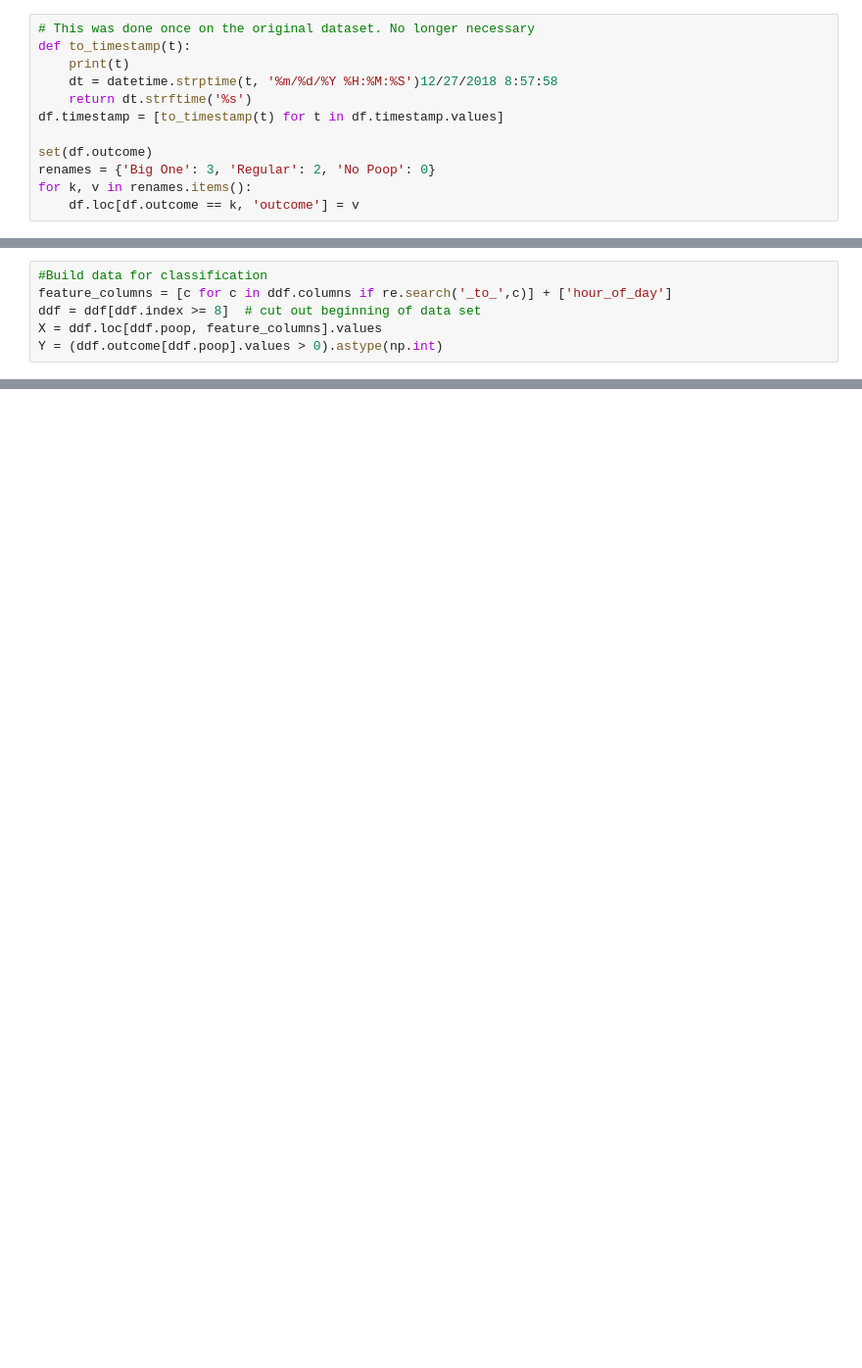
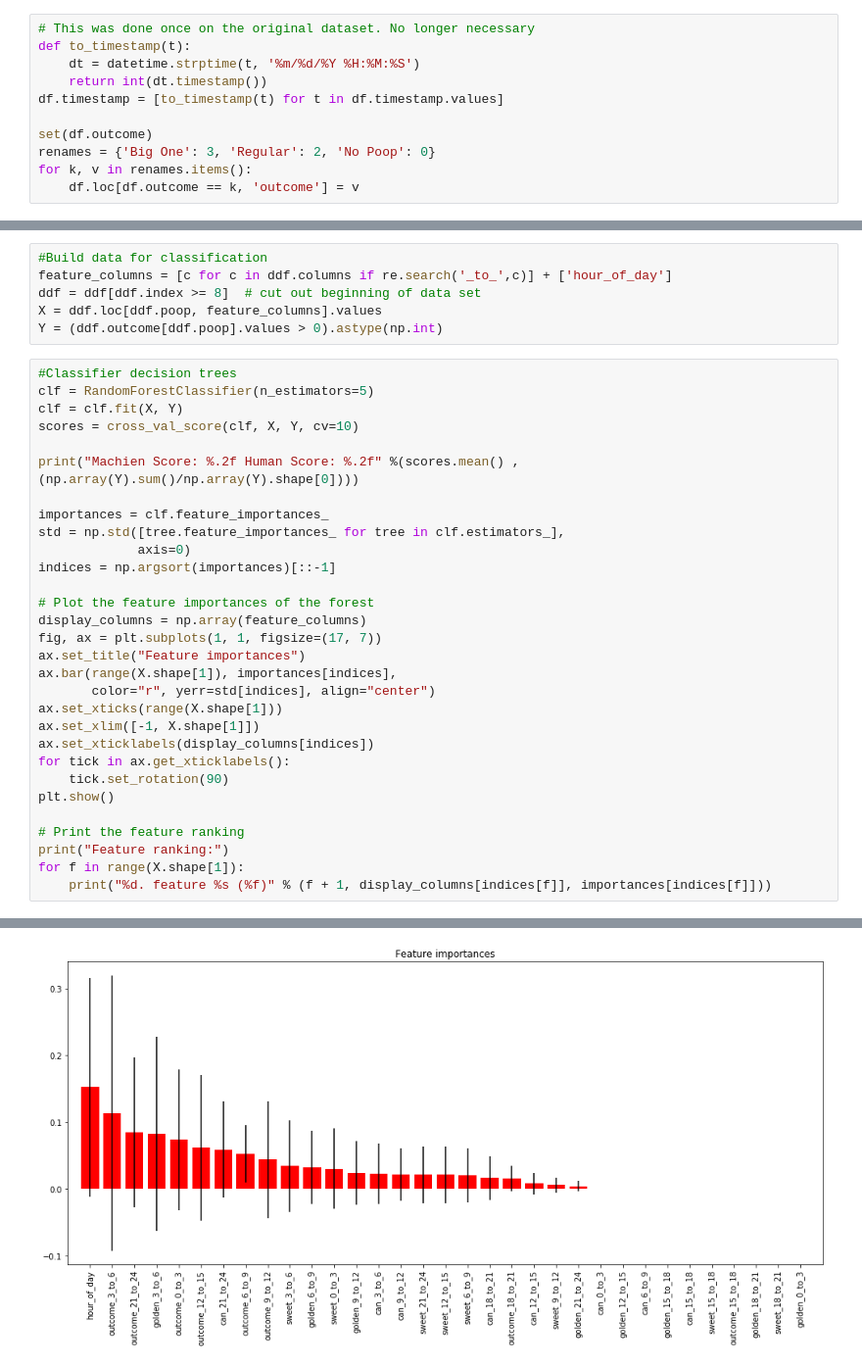
Before and after one commit to MyYo/kaklassifier, a Jupyter notebook: poop1.ipynb, the cells around one changed output, grey strips where cells are left out. Shown: that part at 98% size. Saved outputs shown, nothing was run; the diff lists cells and outputs as text; blank space fills up the shorter version.

```diff
--- a/poop1.ipynb
+++ b/poop1.ipynb
@@ -34,9 +34,8 @@ df.head()
 # %%
 # This was done once on the original dataset. No longer necessary
 def to_timestamp(t):
-    print(t)
-    dt = datetime.strptime(t, '%m/%d/%Y %H:%M:%S')12/27/2018 8:57:58
-    return dt.strftime('%s')
+    dt = datetime.strptime(t, '%m/%d/%Y %H:%M:%S')
+    return int(dt.timestamp())
 df.timestamp = [to_timestamp(t) for t in df.timestamp.values]
 
 set(df.outcome)
@@ -101,3 +121,34 @@ feature_columns = [c for c in ddf.columns if re.search('_to_',c)] + ['hour_of_da
 ddf = ddf[ddf.index >= 8]  # cut out beginning of data set
 X = ddf.loc[ddf.poop, feature_columns].values
 Y = (ddf.outcome[ddf.poop].values > 0).astype(np.int)
+# %%
+#Classifier decision trees
+clf = RandomForestClassifier(n_estimators=5)
+clf = clf.fit(X, Y)
+scores = cross_val_score(clf, X, Y, cv=10)
+
+print("Machien Score: %.2f Human Score: %.2f" %(scores.mean() , (np.array(Y).sum()/np.array(Y).shape[0])))
+
+importances = clf.feature_importances_
+std = np.std([tree.feature_importances_ for tree in clf.estimators_],
+             axis=0)
+indices = np.argsort(importances)[::-1]
+
+# Plot the feature importances of the forest
+display_columns = np.array(feature_columns)
+fig, ax = plt.subplots(1, 1, figsize=(17, 7))
+ax.set_title("Feature importances")
+ax.bar(range(X.shape[1]), importances[indices],
+       color="r", yerr=std[indices], align="center")
+ax.set_xticks(range(X.shape[1]))
+ax.set_xlim([-1, X.shape[1]])
+ax.set_xticklabels(display_columns[indices])
+for tick in ax.get_xticklabels():
+    tick.set_rotation(90)
+plt.show()
+
+# Print the feature ranking
+print("Feature ranking:")
+for f in range(X.shape[1]):
+    print("%d. feature %s (%f)" % (f + 1, display_columns[indices[f]], importances[indices[f]]))
+# %% [output]
@@ -103,0 +156 @@ Y = (ddf.outcome[ddf.poop].values > 0).astype(np.int)
+[figure, added]
```
Also changed, not shown: parts of 10 cells of this notebook, 1 other file.
